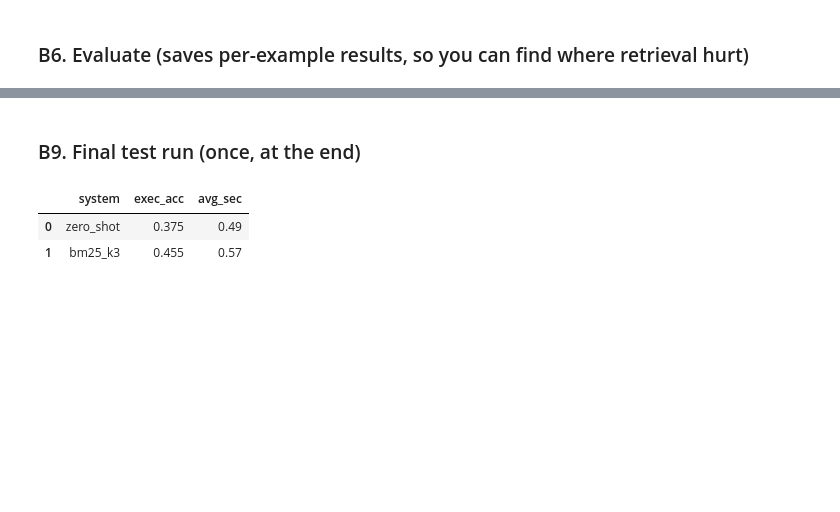
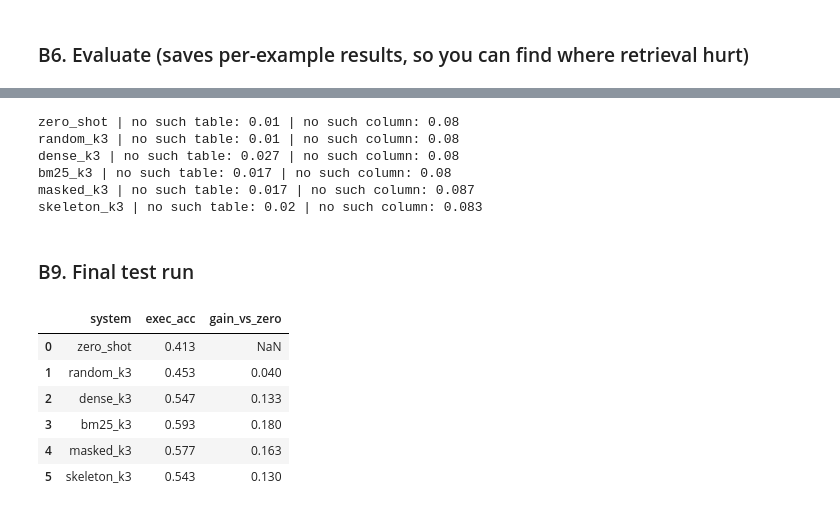
Before and after one commit to Pappu-Meghana-Sharma/p05-text-to-sql-analyst, a Jupyter notebook: p05_clean_and_rag.ipynb, the cells around one changed output, grey strips where cells are left out. Saved outputs shown, nothing was run; the diff lists cells and outputs as text; code cells hidden in the pictures; blank space fills up the shorter version.

```diff
--- a/p05_clean_and_rag.ipynb
+++ b/p05_clean_and_rag.ipynb
@@ -496,21 +692,28 @@ Choose settings here. Do not tune on the test set.
 # %%
-N_EVAL = len(val_ds)
-val_eval = val_ds.select(range(N_EVAL))
-_rng= random.Random(SEED)
-_rand_pool=list(range(len(pool)))
+import shutil; shutil.rmtree("results", ignore_errors=True)     # drop old-prompt results
 
-def random_few_shot(q, ctx, k=K, mode=RETRIEVAL):
-    idxs=_rng.sample(_rand_pool, k)
-    examples=[{"sql_prompt": pool_q[i], "sql_context": pool_ctx[i], "sql": pool_sql[i]} for i in idxs]
-    return generate(q, ctx, examples)
-runs = {"zero_shot": zero_shot,"random_few_shot": lambda q, c: random_few_shot(q, c, K, RETRIEVAL)}
+val_eval = val_ds
+
+def random_few_shot(q, ctx, k=3):
+    idxs = random.Random(f"{SEED}-{q}").sample(range(len(pool_q)), k)
+    return generate(q, ctx, [{"sql_prompt": pool_q[i], "sql_context": pool_ctx[i], "sql": pool_sql[i]} for i in idxs])
+
+runs = {"zero_shot": zero_shot, "random_k3": lambda q, c: random_few_shot(q, c, 3)}
 for mode in ["dense", "bm25", "hybrid", "masked"]:
     for k in [3, 5]:
         runs[f"{mode}_k{k}"] = (lambda q, c, m=mode, kk=k: few_shot(q, c, kk, m))
+runs["skeleton_k3"] = lambda q, c: generate(q, c, retrieve_skeleton(q, c, 3))
 
 table = []
 for name, fn in runs.items():
     df = evaluate(fn, val_eval, name)
-    table.append({"system": name, "exec_acc": round(df.correct.mean(), 3), "avg_sec": round(df.sec.mean(), 2)})
-pd.DataFrame(table)
+    row = {"system": name, "exec_acc": round(df.correct.mean(), 3), "avg_sec": round(df.sec.mean(), 2)}
+    if name != "zero_shot":
+        g, ci = paired_gain(name)
+        row["gain_vs_zero"], row["95% CI"] = g, tuple(ci)
+    table.append(row)
+display(pd.DataFrame(table))
+
+accs = {n: pd.read_json(f"results/{n}.json").groupby("complexity").correct.mean().round(2) for n in runs}
+display(pd.DataFrame(accs))
 # %% [output]
@@ -561,16 +772,32 @@ Q: What is the daily wastewater treatment capacity in Texas?
+# %%
+for n in ["zero_shot", "random_k3", "dense_k3", "bm25_k3", "masked_k3", "skeleton_k3"]:
+    e = pd.read_json(f"results/{n}.json").error.fillna("").str.lower()
+    print(n, "| no such table:", round(e.str.contains("no such table").mean(), 3),
+             "| no such column:", round(e.str.contains("no such column").mean(), 3))
+# %% [output]
+zero_shot | no such table: 0.01 | no such column: 0.08
+random_k3 | no such table: 0.01 | no such column: 0.08
+dense_k3 | no such table: 0.027 | no such column: 0.08
+bm25_k3 | no such table: 0.017 | no such column: 0.08
+masked_k3 | no such table: 0.017 | no such column: 0.087
+skeleton_k3 | no such table: 0.02 | no such column: 0.083
 # %% [markdown]
-### B9. Final test run (once, at the end)
+### B9. Final test run
 # %%
-RUN_TEST = True      # set True once, with the best setting from B7
-BEST_MODE, BEST_K = "bm25", 3
+RUN_TEST = True
+FINAL = ["zero_shot", "random_k3", "dense_k3", "bm25_k3", "masked_k3", "skeleton_k3"]
 
 if RUN_TEST:
     test_eval = test_ds.select(range(QUICK_TEST)) if QUICK_RUN else test_ds
-    res = {"zero_shot": evaluate(zero_shot, test_eval, "test_zero_shot"),
-           f"{BEST_MODE}_k{BEST_K}": evaluate(lambda q, c: few_shot(q, c, BEST_K, BEST_MODE), test_eval, "test_best_rag")}
+    res = {n: evaluate(runs[n], test_eval, f"test_{n}") for n in FINAL}
     display(pd.DataFrame([{"system": n, "exec_acc": round(d.correct.mean(), 3),
-                           "avg_sec": round(d.sec.mean(), 2)} for n, d in res.items()]))
+                           "gain_vs_zero": paired_gain(f"test_{n}", base="test_zero_shot")[0] if n != "zero_shot" else None}
+                          for n, d in res.items()]))
 # %% [output]
-|  | system | exec_acc | avg_sec |
-| 0 | zero_shot | 0.375 | 0.49 |
-| 1 | bm25_k3 | 0.455 | 0.57 |
+|  | system | exec_acc | gain_vs_zero |
+| 0 | zero_shot | 0.413 | NaN |
+| 1 | random_k3 | 0.453 | 0.040 |
+| 2 | dense_k3 | 0.547 | 0.133 |
+| 3 | bm25_k3 | 0.593 | 0.180 |
+| 4 | masked_k3 | 0.577 | 0.163 |
+| 5 | skeleton_k3 | 0.543 | 0.130 |
```
Also changed, not shown: parts of 31 cells of this notebook, 38 other files.
